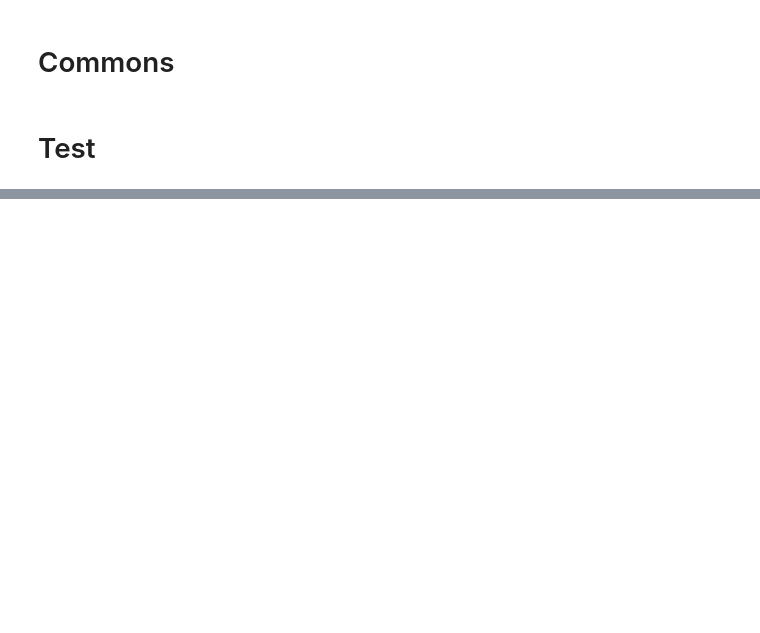
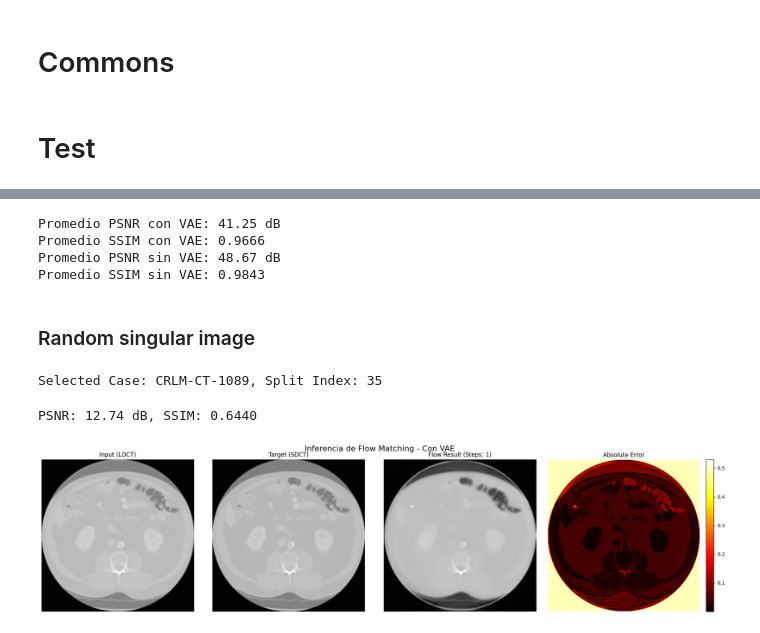
Before and after one commit to Klefur/tesis, a Jupyter notebook: mainFM.ipynb, the cells around one changed output, grey strips where cells are left out. Saved outputs shown, nothing was run; the diff lists cells and outputs as text; code cells hidden in the pictures; blank space fills up the shorter version.

```diff
--- a/mainFM.ipynb
+++ b/mainFM.ipynb
@@ -633,0 +584,7 @@ Promedio SSIM sin VAE: 0.9817
+# %%
+path_texts = [os.path.join("Dataset", "clrm_test.txt"), os.path.join("Dataset", "mgc_test.txt")]
+clrm_dataset=pd.read_csv(path_texts[0], sep='\t', names=('Case','SDCT','LDCT',))
+mgc_dataset=pd.read_csv(path_texts[1], sep='\t', names=('Case','SDCT','LDCT',))
+# %%
+val_clrm_dataset = LDCTDataset(clrm_dataset, model_type="model")
+val_mgc_dataset = LDCTDataset(mgc_dataset, model_type="model")
@@ -633,0 +614,21 @@ Promedio SSIM sin VAE: 0.9817
+# %%
+print(f"Promedio PSNR con VAE: {np.mean(psnr_values_vae):.2f} dB")
+print(f"Promedio SSIM con VAE: {np.mean(ssim_values_vae):.4f}")
+print(f"Promedio PSNR sin VAE: {np.mean(psnr_values_model):.2f} dB")
+print(f"Promedio SSIM sin VAE: {np.mean(ssim_values_model):.4f}")
+# %% [output]
+Promedio PSNR con VAE: 41.25 dB
+Promedio SSIM con VAE: 0.9666
+Promedio PSNR sin VAE: 48.67 dB
+Promedio SSIM sin VAE: 0.9843
+# %% [markdown]
+### Random singular image
+# %%
+from random import randint
+
+data_item = val_clrm_dataset.__getitem__(randint(0, len(val_clrm_dataset)-1))
+data_item["LDCT"] = data_item["LDCT"].unsqueeze(0)
+data_item["SDCT"] = data_item["SDCT"].unsqueeze(0)
+print(f"Selected Case: {data_item['Case']}, Split Index: {data_item['split_idx']}")
+# %% [output]
+Selected Case: CRLM-CT-1089, Split Index: 35
@@ -633,0 +637,5 @@ Promedio SSIM sin VAE: 0.9817
+# %%
+plot_flow_inference_vae(vae, model, data_item, device, 1)
+# %% [output]
+PSNR: 12.74 dB, SSIM: 0.6440
+[figure, added]
```
Also changed, not shown: parts of 27 cells of this notebook, 4 other files.
